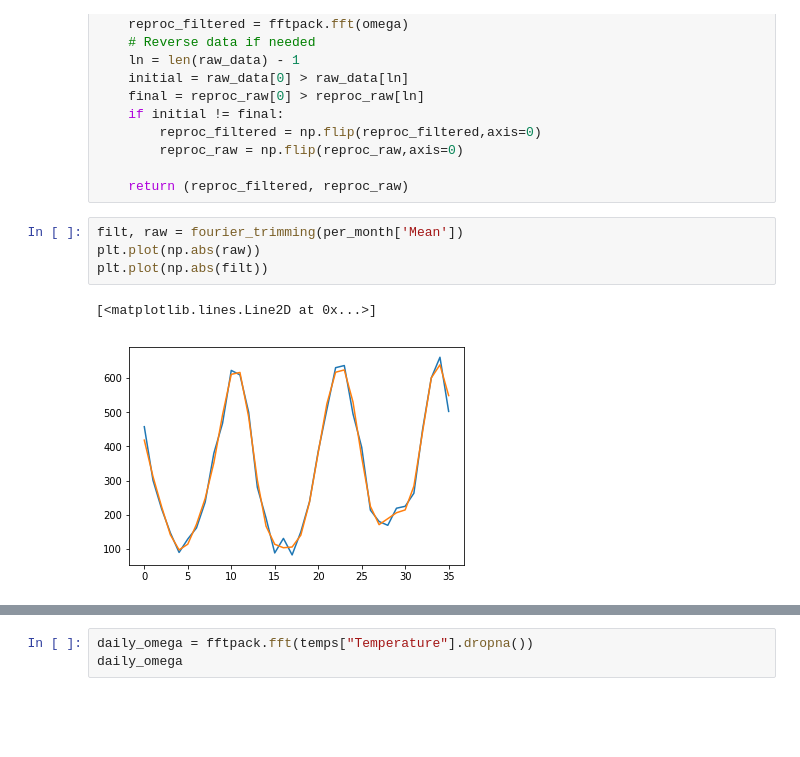
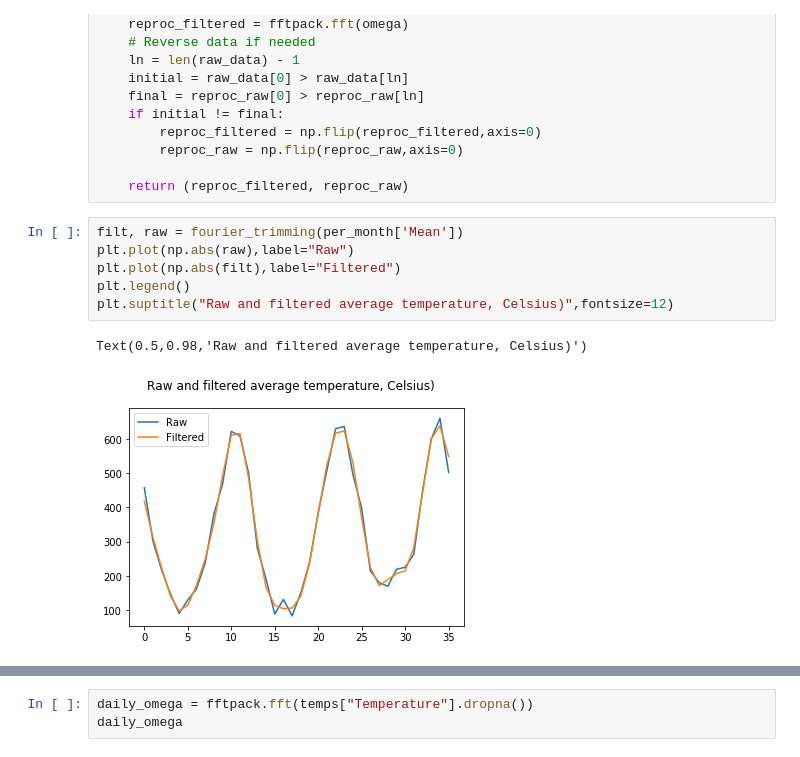
Before and after one commit to GibbsConsulting/ds-collateral, a Jupyter notebook: notebooks/WaterTemperatureTimeSeries.ipynb, the cells around one changed output, grey strips where cells are left out. Saved outputs shown, nothing was run; the diff lists cells and outputs as text; blank space fills up the shorter version.

```diff
--- a/notebooks/WaterTemperatureTimeSeries.ipynb
+++ b/notebooks/WaterTemperatureTimeSeries.ipynb
@@ -86,8 +90,10 @@ def fourier_trimming(raw_data, split=9):
     return (reproc_filtered, reproc_raw)
 # %%
 filt, raw = fourier_trimming(per_month['Mean'])
-plt.plot(np.abs(raw))
-plt.plot(np.abs(filt))
+plt.plot(np.abs(raw),label="Raw")
+plt.plot(np.abs(filt),label="Filtered")
+plt.legend()
+plt.suptitle("Raw and filtered average temperature, Celsius)",fontsize=12)
 # %% [output]
-[<matplotlib.lines.Line2D at 0x...>]
+Text(0.5,0.98,'Raw and filtered average temperature, Celsius)')
-[figure, old version]
+[figure, new version]
```
Also changed, not shown: parts of 17 cells of this notebook.
